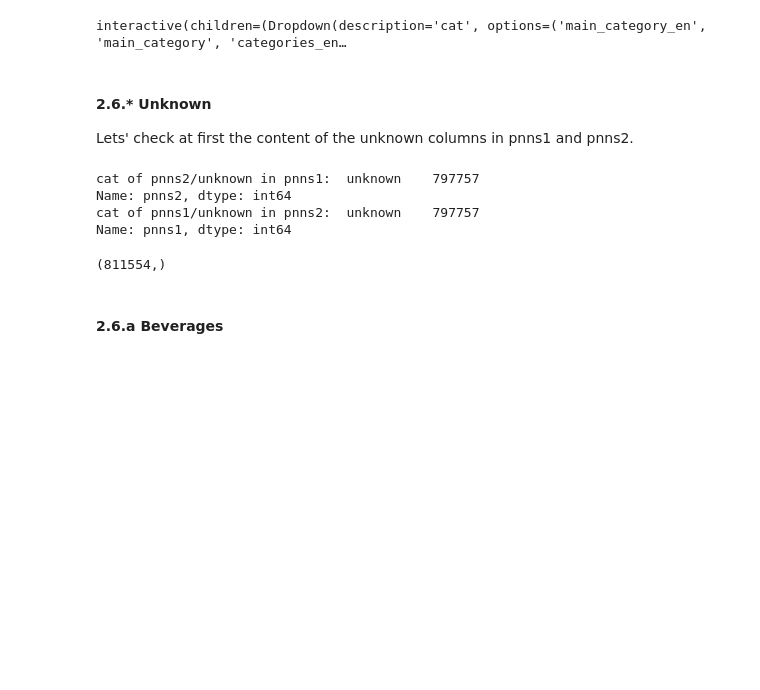
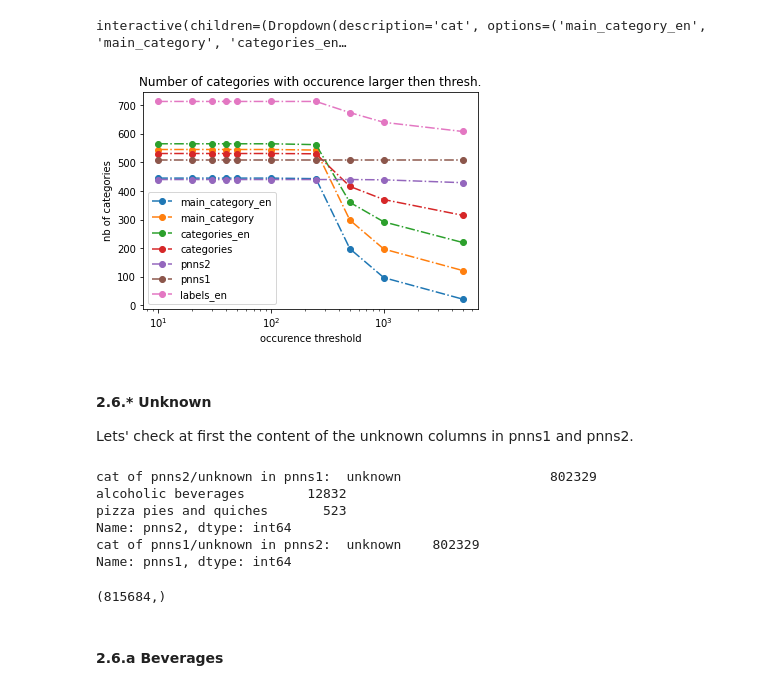
Before and after one commit to SmellyArmure/OC_DS_Project3, a Jupyter notebook: NOTEBOOKS/P3_Cleaning.ipynb, the cells around one changed output. Cells and saved outputs as stored; diff of their text form; code cells hidden in the pictures; blank space fills up the shorter version.

```diff
--- a/NOTEBOOKS/P3_Cleaning.ipynb
+++ b/NOTEBOOKS/P3_Cleaning.ipynb
@@ -1466,10 +1466,26 @@ def browse_categories_sample(cat = cat_cols, nb_sample=(10,100,10)):
 # %% [output]
 interactive(children=(Dropdown(description='cat', options=('main_category_en', 'main_category', 'categories_en…
 # %%
-# Changing case to lower for all cat columns
-for cat in cat_cols:
-    df[cat] = df[cat].str.lower()
+# Changing case to lower, filling np.nan with 'unknown'
+for c in cat_cols:
+    df[c] = df[c].str.lower()
+    df[c] = df[c].fillna('unknown')
 # %%
 # Renaming some of the categories to avoid duplicates
 df['pnns2'] = df['pnns2'].replace('pizza pies and quiche', 'pizza pies and quiches')
 df['pnns1'] = df['pnns1'].replace([r'[-]'], [' '], regex=True)
+# %%
+# Checking lower number of occurences in cat columns
+fig, ax = plt.subplots()
+thresh = [10,20,30,40,50,100,250,500,1000,5000]
+for i, c in enumerate(cat_cols):
+    ser = df[c].value_counts()
+    plt.plot(thresh, np.array([len(ser[ser>t]) for t in thresh])+(i*100),
+             label=c, marker='o', ls='-.')
+ax.set_xscale('log')
+plt.xlabel('occurence threshold'), plt.ylabel('nb of categories')
+plt.title('Number of categories with occurence larger then thresh.')
+plt.legend()
+plt.show()
+# %% [output]
+[figure, added]
@@ -1479,12 +1500,14 @@ df['pnns1'] = df['pnns1'].replace([r'[-]'], [' '], regex=True)
 Lets' check at first the content of the unknown columns in pnns1 and pnns2.
 # %%
 # How much of unknowned is missing in pnns1/unknown ?
-print('cat of pnns2/unknown in pnns1: ',
+print('cat of pnns2/unknown in pnns1:\n',
      df[df['pnns1']=='unknown']['pnns2'].value_counts())
 print('cat of pnns1/unknown in pnns2: ',
       df[df['pnns2']=='unknown']['pnns1'].value_counts())
 # %% [output]
-cat of pnns2/unknown in pnns1:  unknown    797757
+cat of pnns2/unknown in pnns1:  unknown                   802329
+alcoholic beverages        12832
+pizza pies and quiches       523
 Name: pnns2, dtype: int64
-cat of pnns1/unknown in pnns2:  unknown    797757
+cat of pnns1/unknown in pnns2:  unknown    802329
 Name: pnns1, dtype: int64
@@ -1494,9 +1514,9 @@ df[['pnns1', 'pnns2']] = df[['pnns1', 'pnns2']].replace('unknown', np.nan)
 # %%
 # Getting indices of unknown
-i_unkn = df[df['pnns1'].isna()].index # 810376
+i_unkn = df[df['pnns1']=='unknown'].index # 810376
 i_unkn.shape
 # %% [output]
-(811554,)
+(815684,)
 # %% [markdown]
 #### **2.6.a Beverages**
 # %% [markdown]
```
Also changed, not shown: parts of 69 cells of this notebook, 4 other files.
